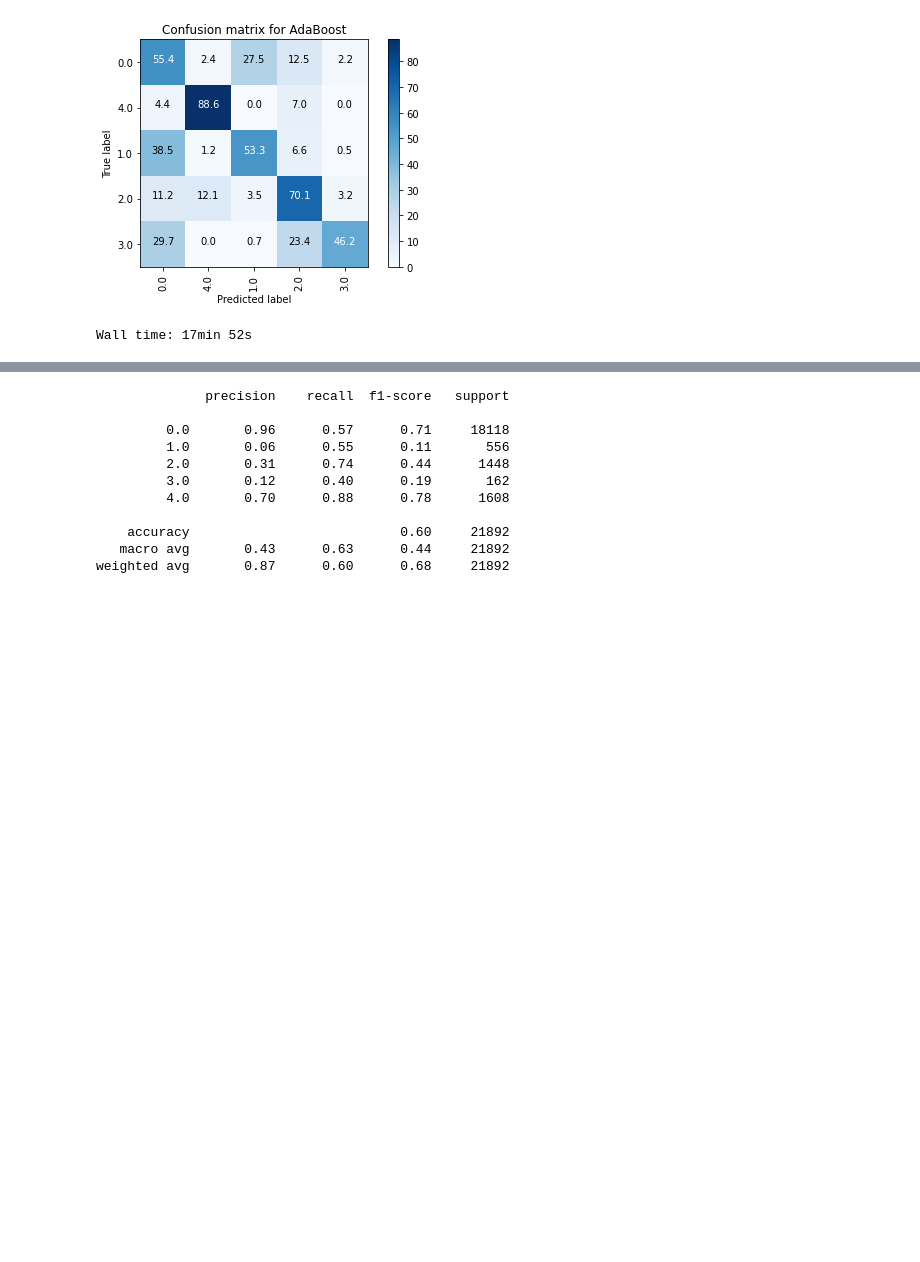
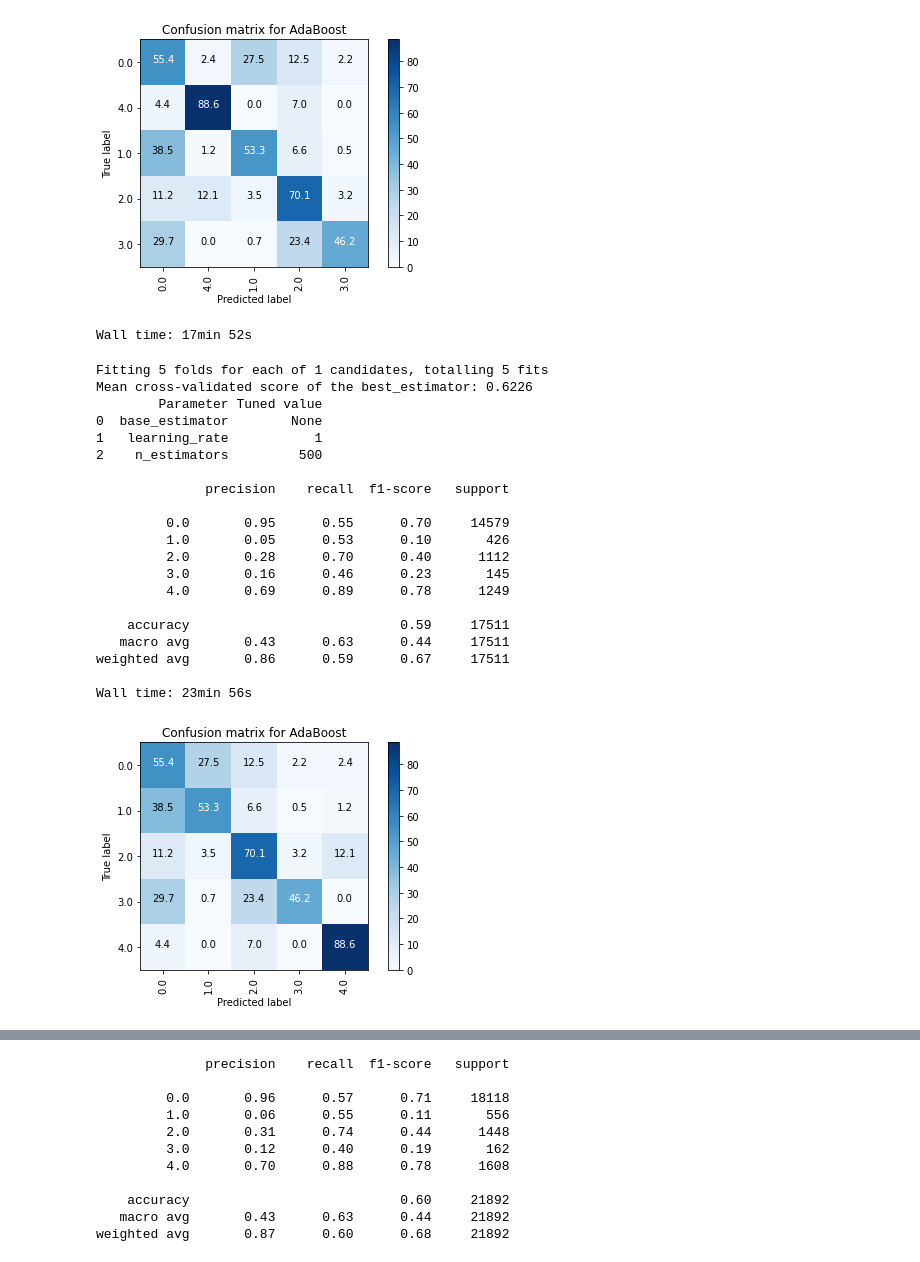
Before and after one commit to nastiag67/ecgn, a Jupyter notebook: README.ipynb, the cells around one changed output, grey strips where cells are left out. Drawn from its saved outputs; the diff is of its cells as text; code cells hidden in the pictures; blank space fills up the shorter version.

```diff
--- a/README.ipynb
+++ b/README.ipynb
@@ -666,3 +1037,60 @@ Accuracy on train data: 0.6349
 Accuracy on test data: 0.5853
 [figure]
 Wall time: 17min 52s
+# %%
+%%time
+from sklearn.ensemble import AdaBoostClassifier
+from sklearn.linear_model import LogisticRegression
+from sklearn.naive_bayes import GaussianNB
+from sklearn.svm import SVC
+from sklearn.neighbors import KNeighborsClassifier
+from sklearn.discriminant_analysis import LinearDiscriminantAnalysis, QuadraticDiscriminantAnalysis
+from sklearn.tree import DecisionTreeClassifier
+
+name='AdaBoost'
+model = AdaBoostClassifier(random_state=42)
+
+steps=[]
+
+parameters = {
+    'AdaBoost__base_estimator': [None],  # None
+    'AdaBoost__n_estimators': [500],  # 50
+    'AdaBoost__learning_rate': [1],  # 1
+}
+
+model_ada, y_pred_ada = cls_models.checkmodel(
+                                    name,
+                                    model,
+                                    steps=steps,
+                                    parameters=parameters,
+                                    average='macro',
+                                    multiclass=True,
+                                    metric='recall',
+                                    randomized_search=False,
+                                    nfolds=5,
+                                    n_jobs=3,
+                                    save_pickle=True,
+                                    verbose=3
+                                    )
+# %% [output]
+Fitting 5 folds for each of 1 candidates, totalling 5 fits
+Mean cross-validated score of the best_estimator: 0.6226
+        Parameter Tuned value
+0  base_estimator        None
+1   learning_rate           1
+2    n_estimators         500
+
+              precision    recall  f1-score   support
+
+         0.0       0.95      0.55      0.70     14579
+         1.0       0.05      0.53      0.10       426
+         2.0       0.28      0.70      0.40      1112
+         3.0       0.16      0.46      0.23       145
+         4.0       0.69      0.89      0.78      1249
+
+    accuracy                           0.59     17511
+   macro avg       0.43      0.63      0.44     17511
+weighted avg       0.86      0.59      0.67     17511
+
+Wall time: 23min 56s
+[figure, added]
```
Also changed, not shown: parts of 27 cells of this notebook, 3 other files.
